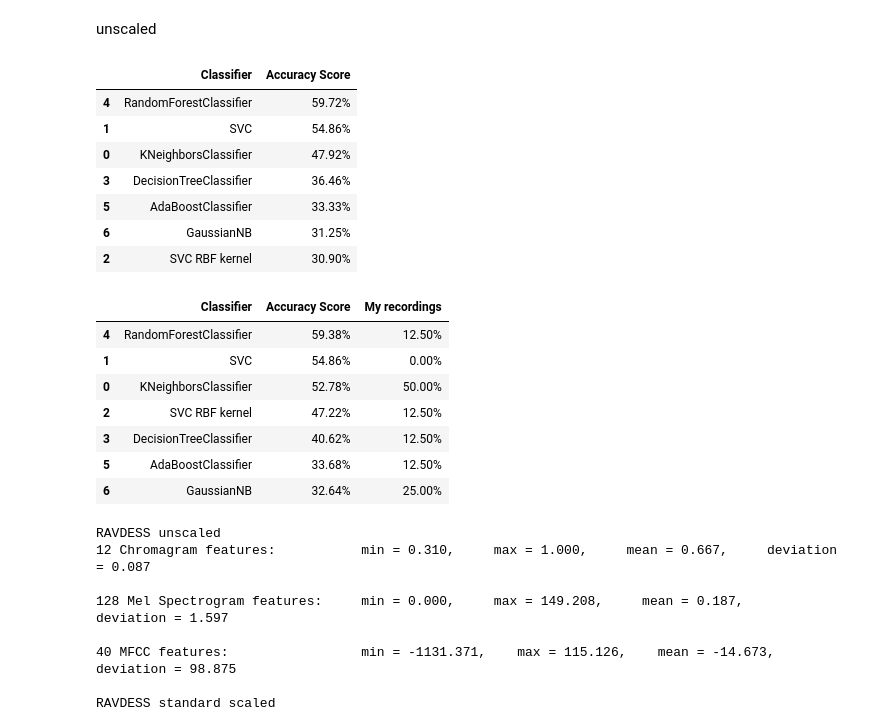
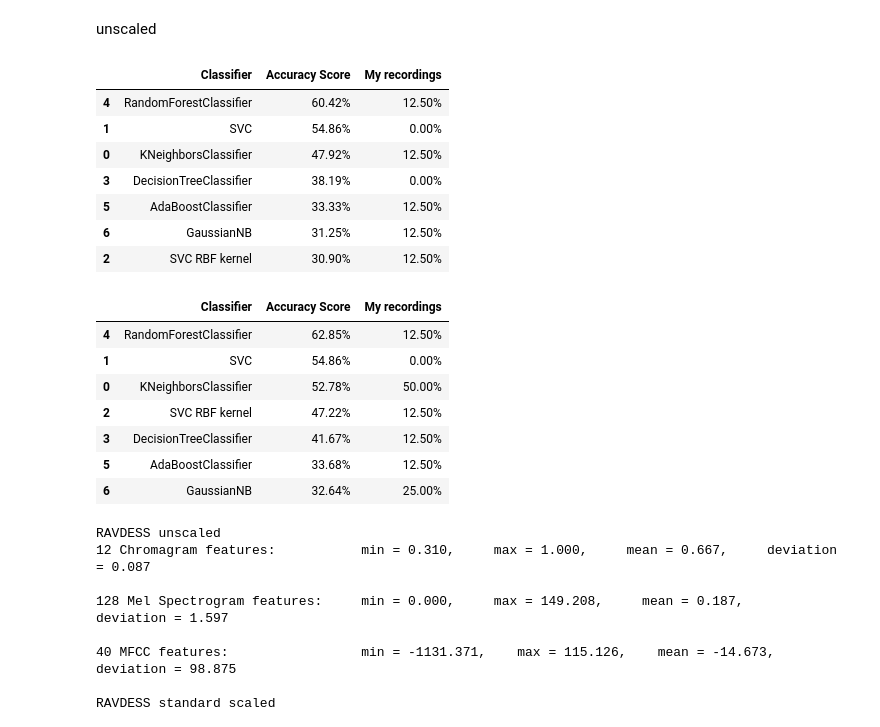
Before and after one commit to dalena3/Week3-ClassicML, a Jupyter notebook: Week_3_MachineLearning.ipynb, the cells around one changed output. Cells and saved outputs as stored; diff of their text form; code cells hidden in the pictures.

```diff
--- a/Week_3_MachineLearning.ipynb
+++ b/Week_3_MachineLearning.ipynb
@@ -585,41 +588,54 @@ unscaled
 # %%
 from sklearn.neighbors import KNeighborsClassifier
 from sklearn.svm import SVC
 from sklearn.tree import DecisionTreeClassifier
 from sklearn.ensemble import RandomForestClassifier, AdaBoostClassifier
 from sklearn.naive_bayes import GaussianNB
 from sklearn.discriminant_analysis import QuadraticDiscriminantAnalysis
 
 classification_models = [
     KNeighborsClassifier(),#(3),
     SVC(kernel='linear'),#, C=0.025),
     SVC(kernel='rbf'),
     DecisionTreeClassifier(),#max_depth=5),
     RandomForestClassifier(),#max_depth=5, n_estimators=10, max_features=1),
     AdaBoostClassifier(),
     GaussianNB(),
     # QuadraticDiscriminantAnalysis()
     ]
 
+
+
+
 scores = []
 for model in classification_models:
     model.fit(X_train, y_train)
     score = model.score(X_test, y_test)
+
+    my_score = model.score(my_X, my_y)
+
+
     model_name = type(model).__name__
     if model_name=='SVC' and model.kernel=='rbf': model_name+=' RBF kernel'
-    scores.append((model_name,(f'{100*score:.2f}%')))
+
+
+    # scores.append((model_name,(f'{100*score:.2f}%')))
+    scores.append((model_name,(f'{100*score:.2f}%'),(f'{100*my_score:.2f}%')))
+
+
+
 # Make it pretty
-scores_df = pd.DataFrame(scores,columns=['Classifier','Accuracy Score'])
+scores_df = pd.DataFrame(scores,columns=['Classifier','Accuracy Score','My recordings'])
 scores_df.sort_values(by='Accuracy Score',axis=0,ascending=False)
 # %% [output]
-|  | Classifier | Accuracy Score |
-| 4 | RandomForestClassifier | 59.72% |
-| 1 | SVC | 54.86% |
-| 0 | KNeighborsClassifier | 47.92% |
-| 3 | DecisionTreeClassifier | 36.46% |
-| 5 | AdaBoostClassifier | 33.33% |
-| 6 | GaussianNB | 31.25% |
-| 2 | SVC RBF kernel | 30.90% |
+|  | Classifier | Accuracy Score | My recordings |
+| 4 | RandomForestClassifier | 60.42% | 12.50% |
+| 1 | SVC | 54.86% | 0.00% |
+| 0 | KNeighborsClassifier | 47.92% | 12.50% |
+| 3 | DecisionTreeClassifier | 38.19% | 0.00% |
+| 5 | AdaBoostClassifier | 33.33% | 12.50% |
+| 6 | GaussianNB | 31.25% | 12.50% |
+| 2 | SVC RBF kernel | 30.90% | 12.50% |
 # %%
 #min max
 
@@ -659,11 +675,11 @@ scores_df = pd.DataFrame(scores,columns=['Classifier','Accuracy Score','My recor
 scores_df.sort_values(by='Accuracy Score',axis=0,ascending=False)
 # %% [output]
 |  | Classifier | Accuracy Score | My recordings |
-| 4 | RandomForestClassifier | 59.38% | 12.50% |
+| 4 | RandomForestClassifier | 62.85% | 12.50% |
 | 1 | SVC | 54.86% | 0.00% |
 | 0 | KNeighborsClassifier | 52.78% | 50.00% |
 | 2 | SVC RBF kernel | 47.22% | 12.50% |
-| 3 | DecisionTreeClassifier | 40.62% | 12.50% |
+| 3 | DecisionTreeClassifier | 41.67% | 12.50% |
 | 5 | AdaBoostClassifier | 33.68% | 12.50% |
 | 6 | GaussianNB | 32.64% | 25.00% |
 # %%
```
Also changed, not shown: parts of 4 cells of this notebook.
